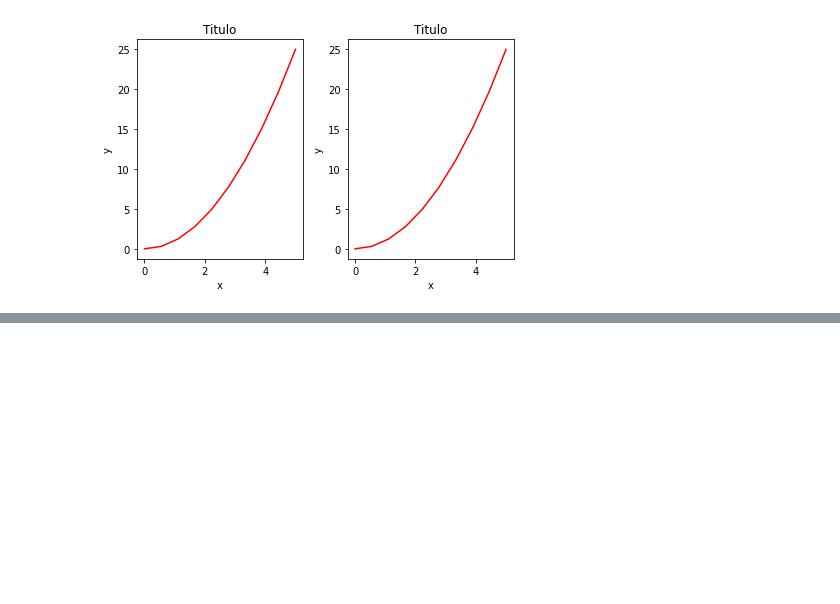
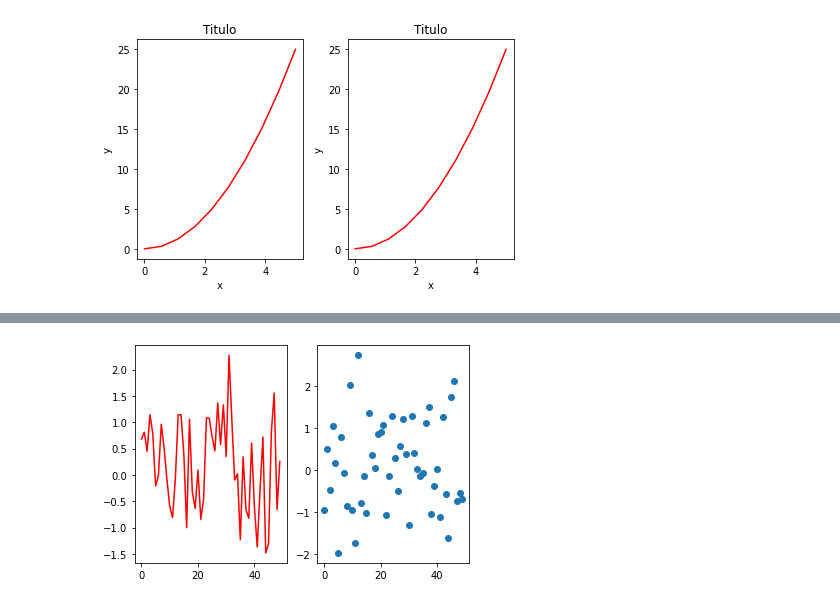
Before and after one commit to jonathan-JIPSlok/DataScience, a Jupyter notebook: Graficos_matplotlib/main.ipynb, the cells around one changed output, grey strips where cells are left out. Drawn from its saved outputs; the diff is of its cells as text; code cells hidden in the pictures; blank space fills up the shorter version.

```diff
--- a/Graficos_matplotlib/main.ipynb
+++ b/Graficos_matplotlib/main.ipynb
@@ -195,0 +208,12 @@ fig.tight_layout()
+# %%
+#Plot e Scatter
+fig = plt.figure()
+
+ax1 = fig.add_subplot(1, 2, 1)
+ax1.plot(np.random.randn(50), color='red')
+
+ax2 = fig.add_subplot(1, 2, 2)
+ax2.scatter(np.arange(50), np.random.randn(50))
+plt.show()
+# %% [output]
+[figure, added]
```
Also changed, not shown: parts of 11 cells of this notebook.
